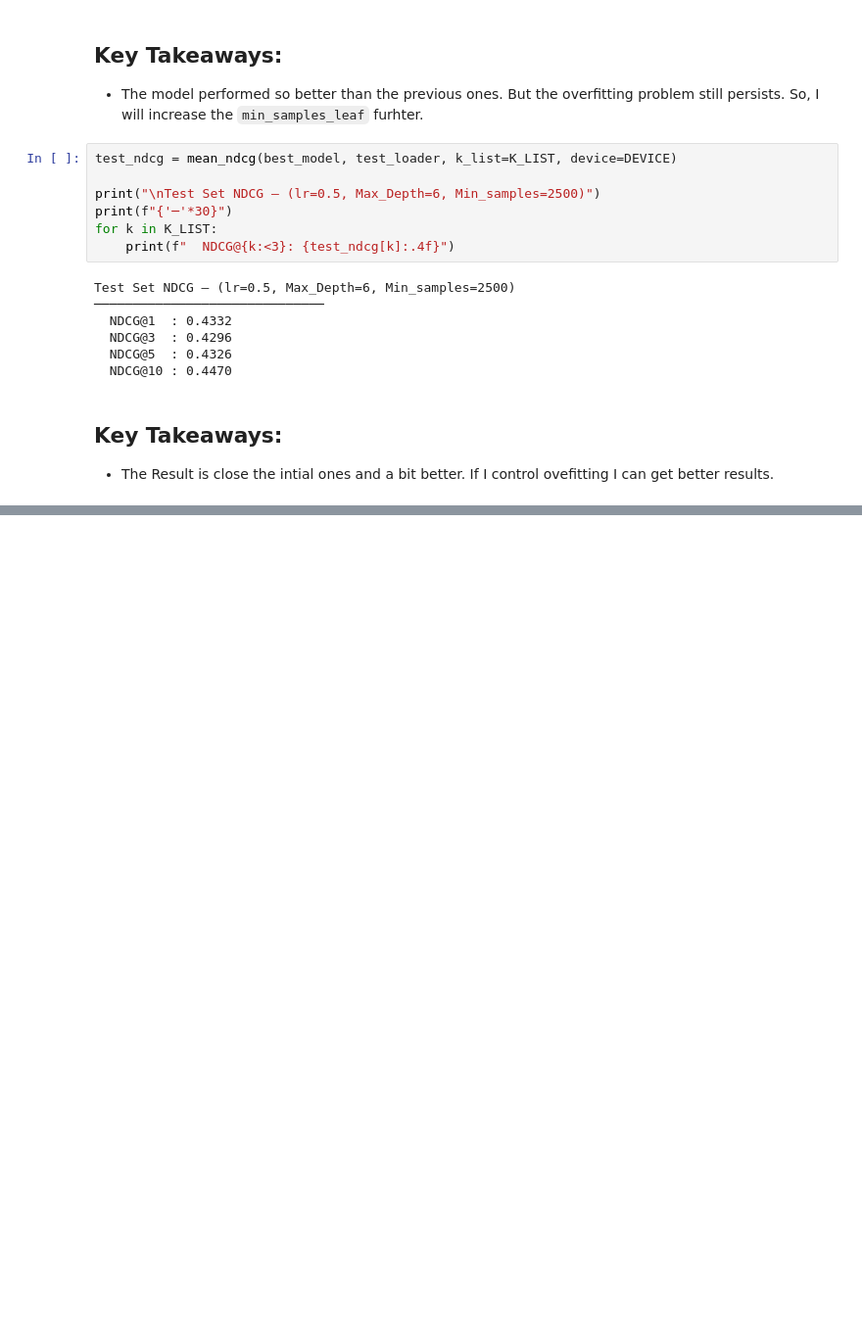
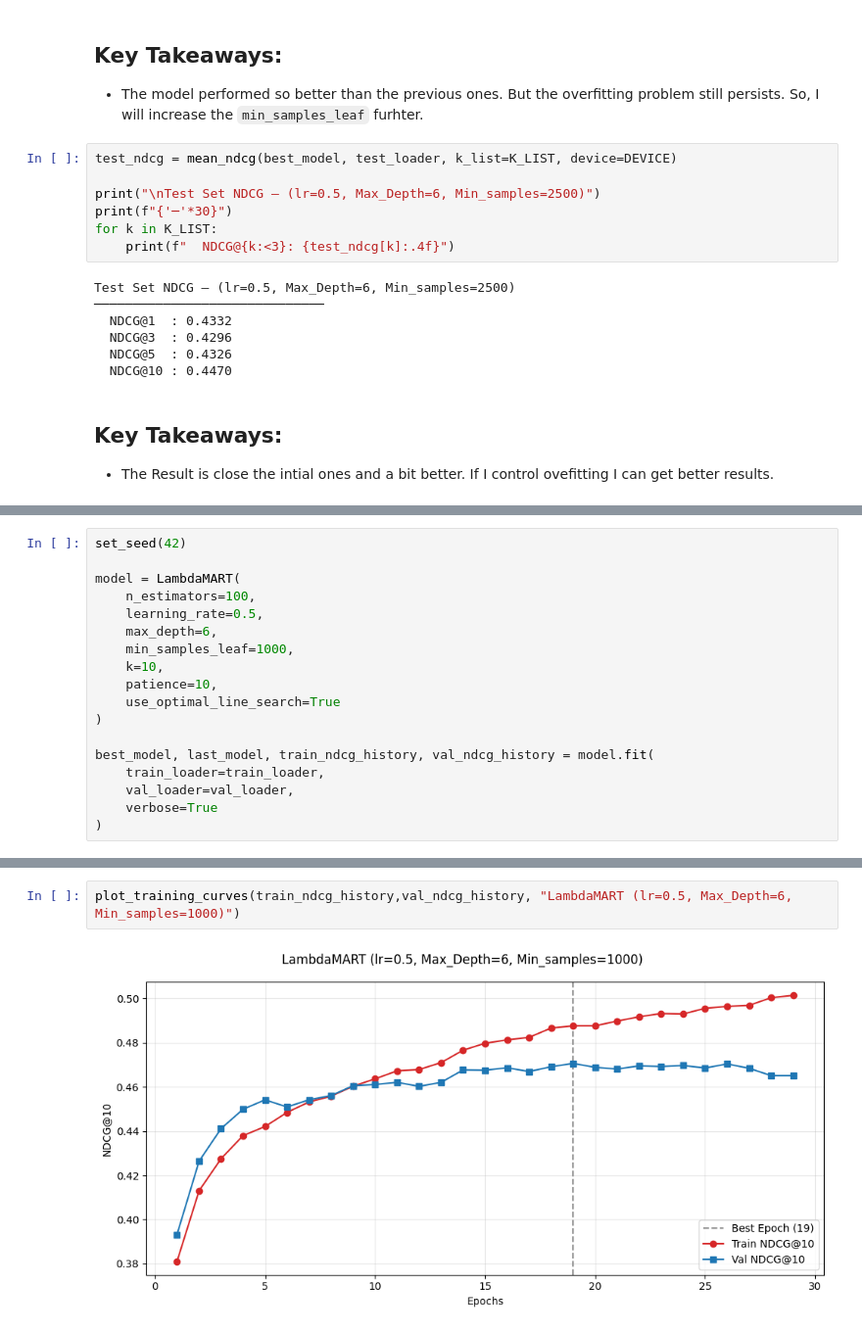
Before and after one commit to navaneeswar854/Learning-To-Rank-for-Search, a Jupyter notebook: Pairwise Approaches/notebooks(MSLR)/04_lambdamart.ipynb, the cells around one changed output, grey strips where cells are left out. Shown at 98% size. Cells and saved outputs as stored; diff of their text form; blank space fills up the shorter version.

```diff
--- a/Pairwise Approaches/notebooks(MSLR)/04_lambdamart.ipynb
+++ b/Pairwise Approaches/notebooks(MSLR)/04_lambdamart.ipynb
@@ -638,0 +665,18 @@ Test Set NDCG — (lr=0.5, Max_Depth=6, Min_samples=2500)
+# %%
+set_seed(42)
+
+model = LambdaMART(
+    n_estimators=100,
+    learning_rate=0.5,
+    max_depth=6,
+    min_samples_leaf=1000,
+    k=10,
+    patience=10,
+    use_optimal_line_search=True
+)
+
+best_model, last_model, train_ndcg_history, val_ndcg_history = model.fit(
+    train_loader=train_loader,
+    val_loader=val_loader,
+    verbose=True
+)
@@ -638,0 +701,4 @@ Test Set NDCG — (lr=0.5, Max_Depth=6, Min_samples=2500)
+# %%
+plot_training_curves(train_ndcg_history,val_ndcg_history, "LambdaMART (lr=0.5, Max_Depth=6, Min_samples=1000)")
+# %% [output]
+[figure, added]
```
Also changed, not shown: parts of 103 cells of this notebook.
